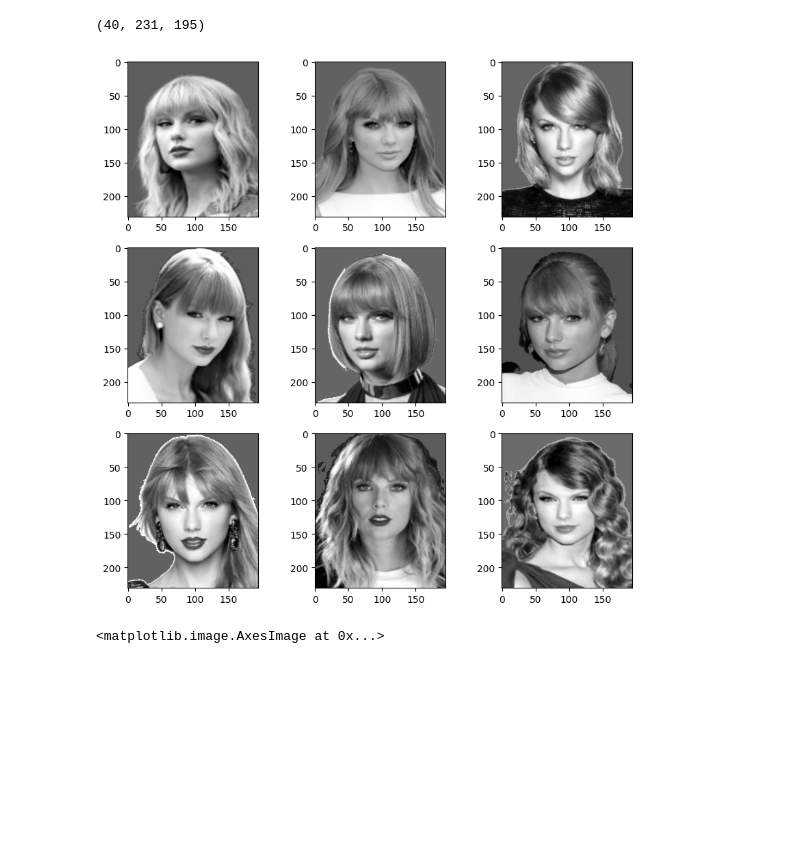
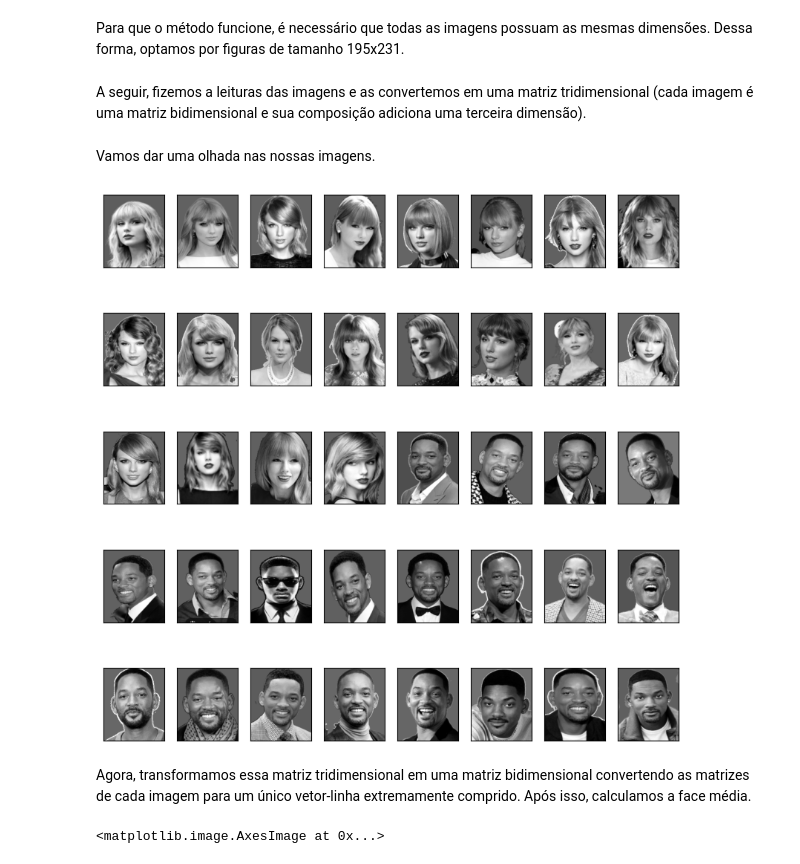
Before and after one commit to PedroPHC25/AL_Trabalho_A2, a Jupyter notebook: eigenswift.ipynb, the cells around one changed output. Drawn from its saved outputs; the diff is of its cells as text; code cells hidden in the pictures; blank space fills up the shorter version.

```diff
--- a/eigenswift.ipynb
+++ b/eigenswift.ipynb
@@ -4,4 +9,6 @@ import pandas as pd
 import matplotlib.pyplot as plt
 import cv2
 import os
+# %% [markdown]
+Para que o método funcione, é necessário que todas as imagens possuam as mesmas dimensões. Dessa forma, optamos por figuras de tamanho 195x231.
 # %%
@@ -9,38 +15,46 @@ import os
 altura_imagem = 231
 comprimento = 195
+# %% [markdown]
+A seguir, fizemos a leituras das imagens e as convertemos em uma matriz tridimensional (cada imagem é uma matriz bidimensional e sua composição adiciona uma terceira dimensão).
 # %%
 # Criando o path para onde as imagens estão
 famousim = "imagens_artistas/"
 # Criando uma lista para adicionar as imagens
 famous_images = []
 
-# Fazendo um for loop para iterar sobre todas as imagens
+# Fazendo um loop for para iterar sobre todas as imagens
 for folder in (os.listdir(famousim)):
     folder_path = os.path.join(famousim, folder)
     for image in (os.listdir(folder_path)):
-        # Adionanco o path com cada imagem para termos o arquivo da imgens
+        # Adicionando o path com cada imagem para termos o arquivo das imagens
         path = os.path.join(famousim, folder ,image)
         # Lendo a imagem
         img = cv2.imread(path)
-        # Transformando a imagem em preto e branco
+        # Convertendo a imagem para preto e branco
         img = cv2.cvtColor(img, cv2.COLOR_BGR2GRAY)
-        # Adicionando a imgem na lista
+        # Adicionando a imagem na lista
         famous_images.append(img)
 
 # Transformando a lista num array
 famous_images_np = np.array(famous_images)
-print(famous_images_np.shape)
-# %% [output]
-(40, 231, 195)
+# %% [markdown]
+Vamos dar uma olhada nas nossas imagens.
 # %%
-# Plotando a imagem
-numero_imagens = 3
+# Plotando as imagens
 count = 0
-fig, ax = plt.subplots(numero_imagens, numero_imagens, figsize=(10, 10))
-for linha in range(numero_imagens):
-    for coluna in range(numero_imagens):
+fig, ax = plt.subplots(5, 8, figsize=(10, 10))
+for linha in range(5):
+    for coluna in range(8):
         ax[linha,coluna].imshow(famous_images_np[count], cmap='gray')
         count += 1
+        ax[linha, coluna].set_xticks([])
+        ax[linha, coluna].set_yticks([])
+        ax[linha, coluna].set_xticklabels([])
+        ax[linha, coluna].set_yticklabels([])
+        ax[linha, coluna].set_xlabel('')
+        ax[linha, coluna].set_ylabel('')
 # %% [output]
-[figure, old version]
+[figure, new version]
+# %% [markdown]
+Agora, transformamos essa matriz tridimensional em uma matriz bidimensional convertendo as matrizes de cada imagem para um único vetor-linha extremamente comprido. Após isso, calculamos a face média.
 # %%
```
Also changed, not shown: parts of 11 cells of this notebook.
